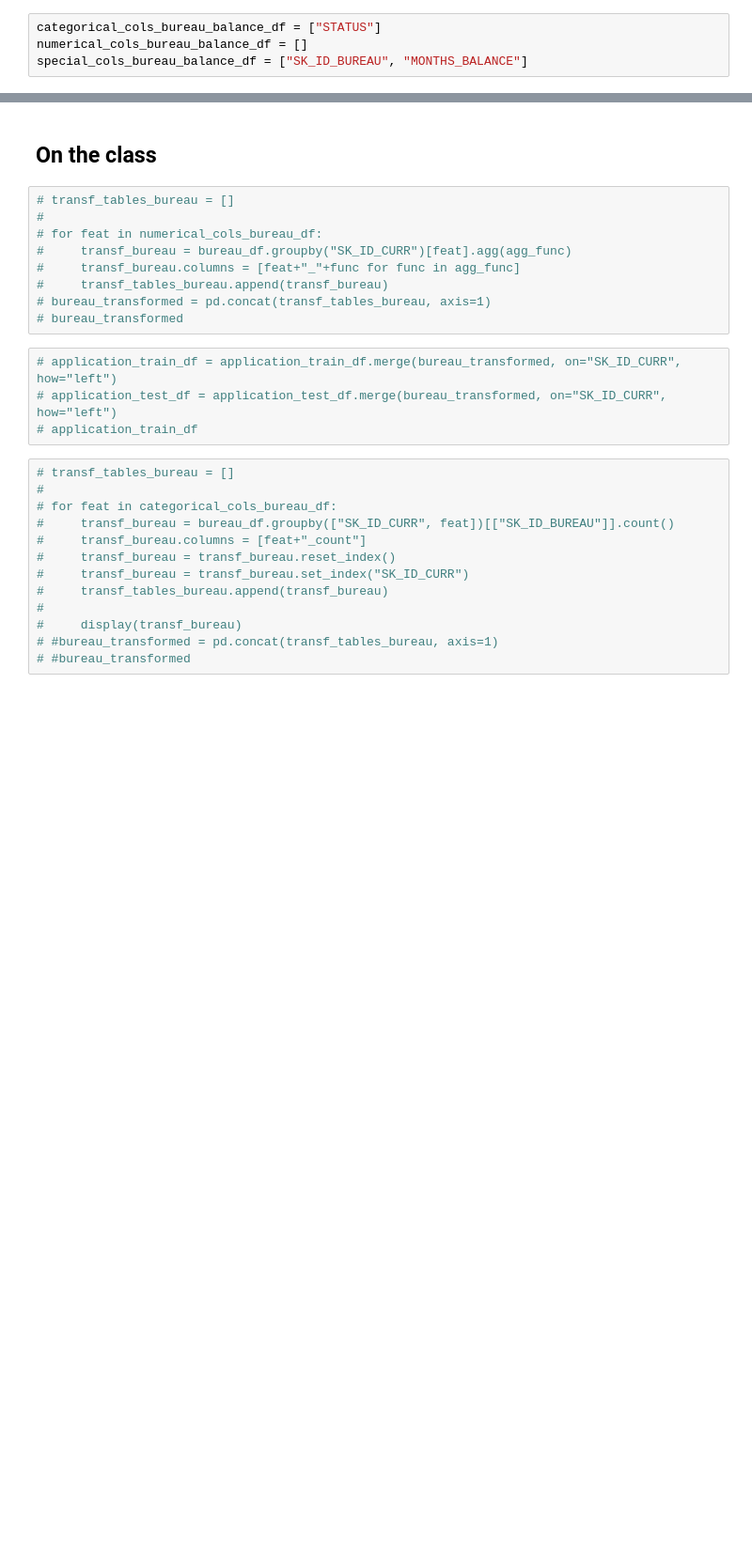
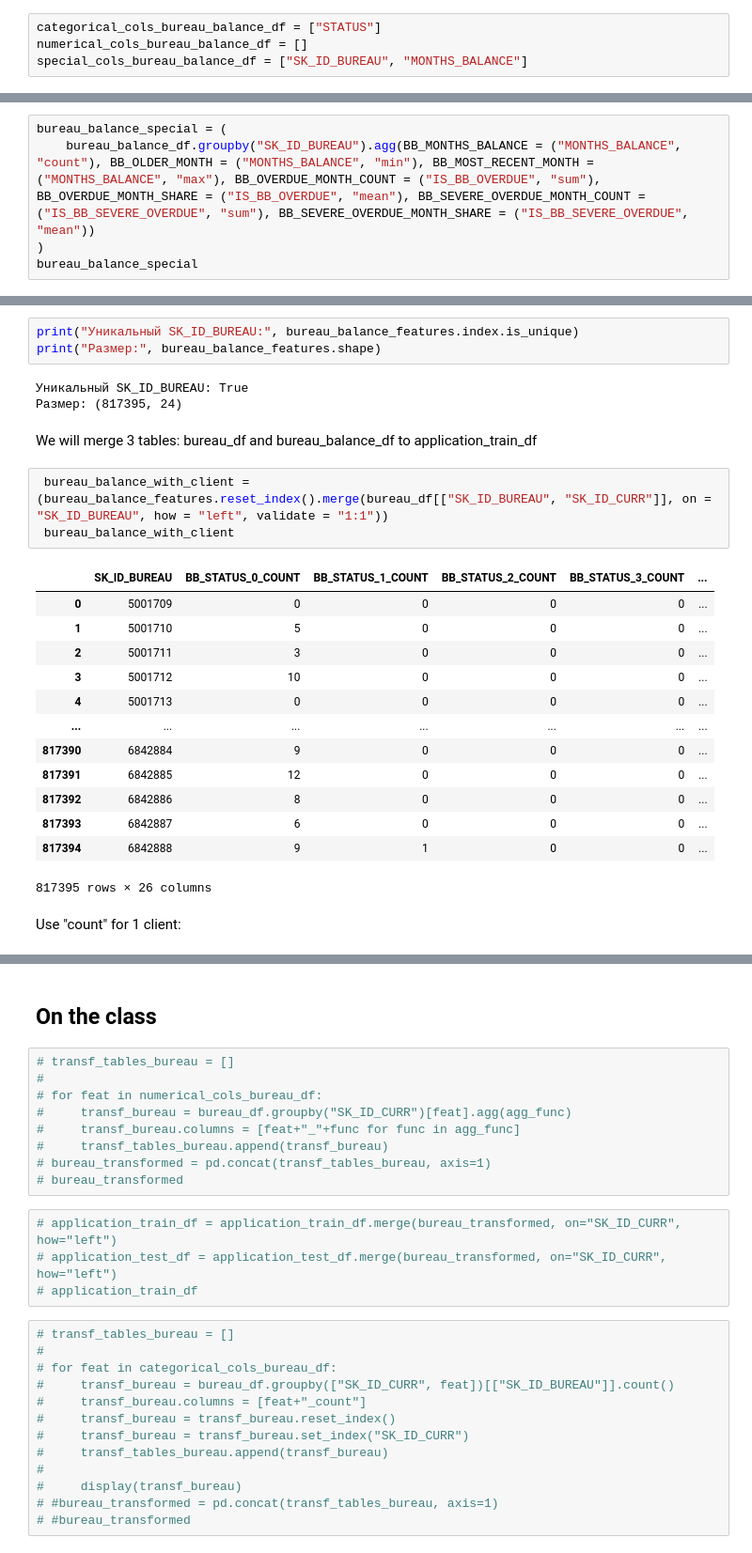
Before and after one commit to USL99/home-credit-default-risk, a Jupyter notebook: notebooks/03_feature_engineering.ipynb, the cells around one changed output, grey strips where cells are left out. Shown at 94% size. Saved outputs shown, nothing was run; the diff lists cells and outputs as text; blank space fills up the shorter version.

```diff
--- a/notebooks/03_feature_engineering.ipynb
+++ b/notebooks/03_feature_engineering.ipynb
@@ -527,0 +619,5 @@ print("\nNUMERICAL:", numerical_cols_bureau_balance_df)
+# %%
+bureau_balance_special = (
+    bureau_balance_df.groupby("SK_ID_BUREAU").agg(BB_MONTHS_BALANCE = ("MONTHS_BALANCE", "count"), BB_OLDER_MONTH = ("MONTHS_BALANCE", "min"), BB_MOST_RECENT_MONTH = ("MONTHS_BALANCE", "max"), BB_OVERDUE_MONTH_COUNT = ("IS_BB_OVERDUE", "sum"), BB_OVERDUE_MONTH_SHARE = ("IS_BB_OVERDUE", "mean"), BB_SEVERE_OVERDUE_MONTH_COUNT = ("IS_BB_SEVERE_OVERDUE", "sum"), BB_SEVERE_OVERDUE_MONTH_SHARE = ("IS_BB_SEVERE_OVERDUE", "mean"))
+)
+bureau_balance_special
@@ -527,0 +657,27 @@ print("\nNUMERICAL:", numerical_cols_bureau_balance_df)
+# %%
+print("Уникальный SK_ID_BUREAU:", bureau_balance_features.index.is_unique)
+print("Размер:", bureau_balance_features.shape)
+# %% [output]
+Уникальный SK_ID_BUREAU: True
+Размер: (817395, 24)
+# %% [markdown]
+We will merge 3 tables: bureau_df and bureau_balance_df to application_train_df
+# %%
+ bureau_balance_with_client = (bureau_balance_features.reset_index().merge(bureau_df[["SK_ID_BUREAU", "SK_ID_CURR"]], on = "SK_ID_BUREAU", how = "left", validate = "1:1"))
+ bureau_balance_with_client
+# %% [output]
+|  | SK_ID_BUREAU | BB_STATUS_0_COUNT | BB_STATUS_1_COUNT | BB_STATUS_2_COUNT | BB_STATUS_3_COUNT | ... |
+| 0 | 5001709 | 0 | 0 | 0 | 0 | ... |
+| 1 | 5001710 | 5 | 0 | 0 | 0 | ... |
+| 2 | 5001711 | 3 | 0 | 0 | 0 | ... |
+| 3 | 5001712 | 10 | 0 | 0 | 0 | ... |
+| 4 | 5001713 | 0 | 0 | 0 | 0 | ... |
+| ... | ... | ... | ... | ... | ... | ... |
+| 817390 | 6842884 | 9 | 0 | 0 | 0 | ... |
+| 817391 | 6842885 | 12 | 0 | 0 | 0 | ... |
+| 817392 | 6842886 | 8 | 0 | 0 | 0 | ... |
+| 817393 | 6842887 | 6 | 0 | 0 | 0 | ... |
+| 817394 | 6842888 | 9 | 1 | 0 | 0 | ... |
+817395 rows × 26 columns
+# %% [markdown]
+Use "count" for 1 client:
```
Also changed, not shown: parts of 23 cells of this notebook.
